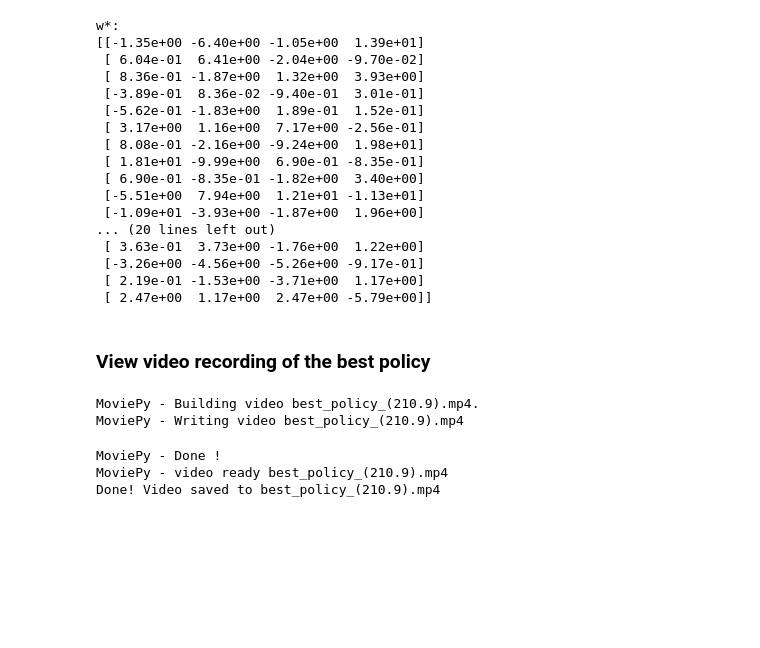
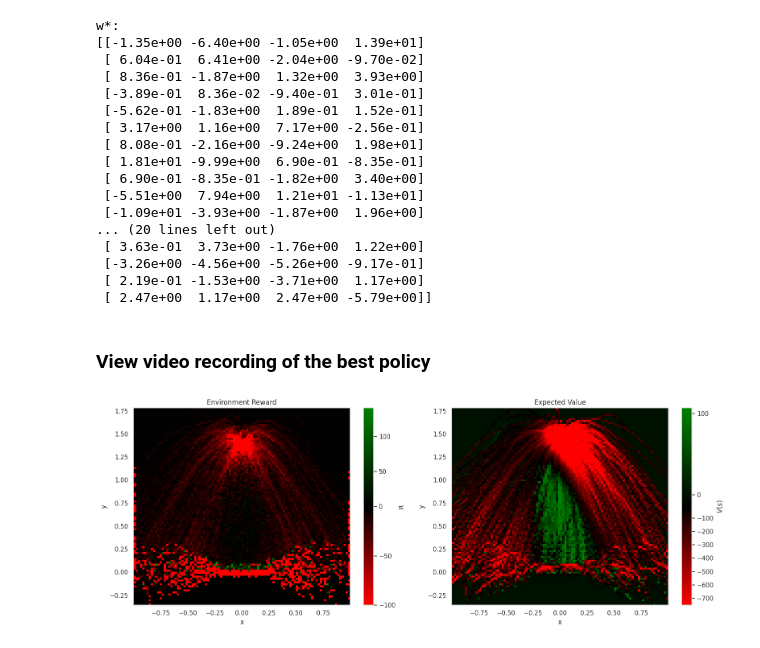
Before and after one commit to nirav-d-lad/Lunar-Lander-LSPI, a Jupyter notebook: ll_sarsalambda.ipynb, the cells around one changed output. Cells and saved outputs as stored; diff of their text form; code cells hidden in the pictures; blank space fills up the shorter version.

```diff
--- a/ll_sarsalambda.ipynb
+++ b/ll_sarsalambda.ipynb
@@ -50,3 +47,13 @@ cardS = 8
+# %%
+env = gym.make(ENV_NAME)
+SLOW = env.observation_space.low
+SHIGH = env.observation_space.high
+SRANGE = SHIGH - SLOW
+cardS = len( env.observation_space.low )
+A = np.arange( env.action_space.n )
+cardA = len(A)
+env.close()
+num_best_policies = 10
 # %% [markdown]
 ### Hyperparameters
 # %%
@@ -390,15 +434,11 @@ w*:
 ### View video recording of the best policy
 # %%
 title = f"SARSA, LAMBA={λ:0.3f}, GAMMA={γ:0.3f}, lr=({lr[0]:0.3f},{lr[1]:0.3f})"
-video_filename = record_policy( w_star, interactions, title, enable_wind=False )
+video_filename = record_policy( w_star, f, title, enable_wind=False )
 print(f"Done! Video saved to {video_filename}")
-# %% [output]
-MoviePy - Building video best_policy_(210.9).mp4.
-MoviePy - Writing video best_policy_(210.9).mp4
-MoviePy - Done !
-MoviePy - video ready best_policy_(210.9).mp4
-Done! Video saved to best_policy_(210.9).mp4
 # %%
+plot_value_heatmap( w_star, interactions, int(1000) )
 Video(video_filename, embed=True)
 # %% [output]
+[figure, added]
 [interactive output not drawn]
```
Also changed, not shown: parts of 9 cells of this notebook.
